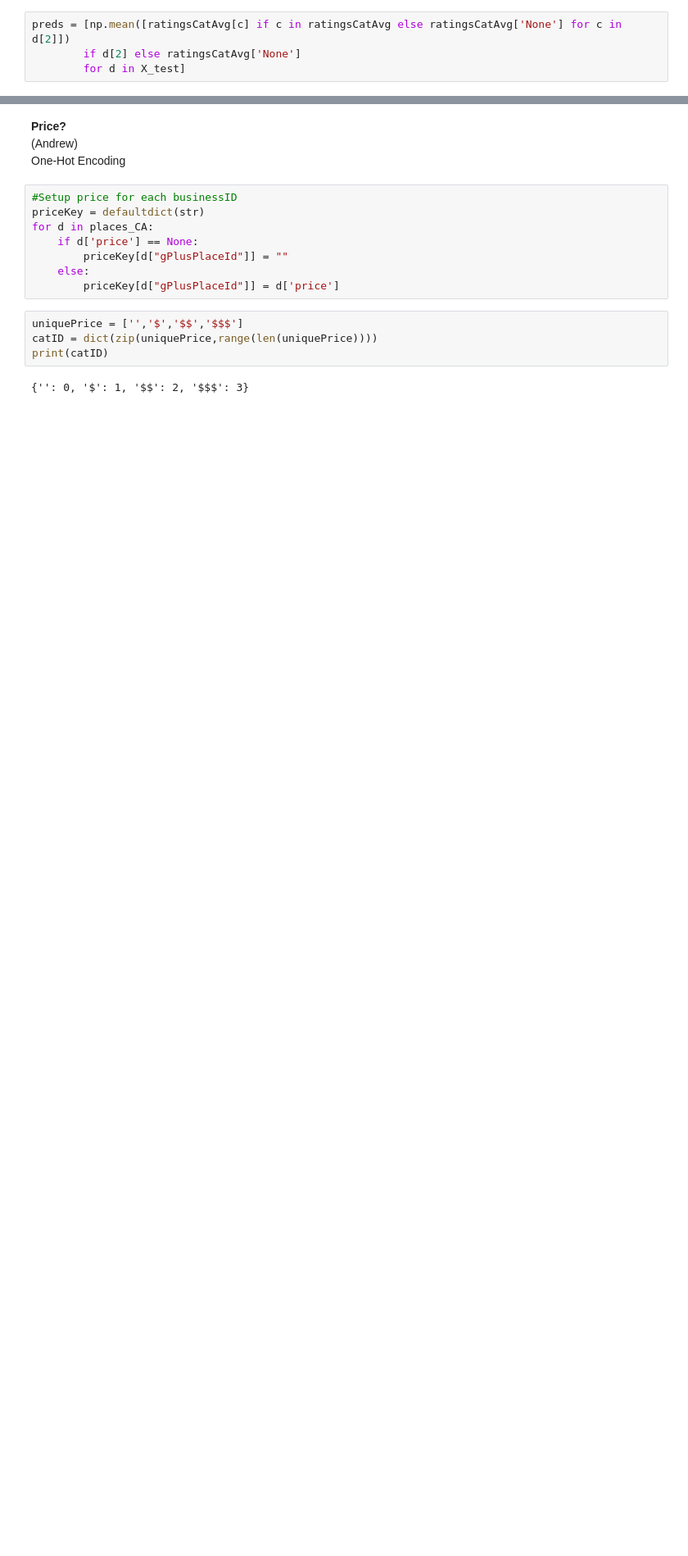
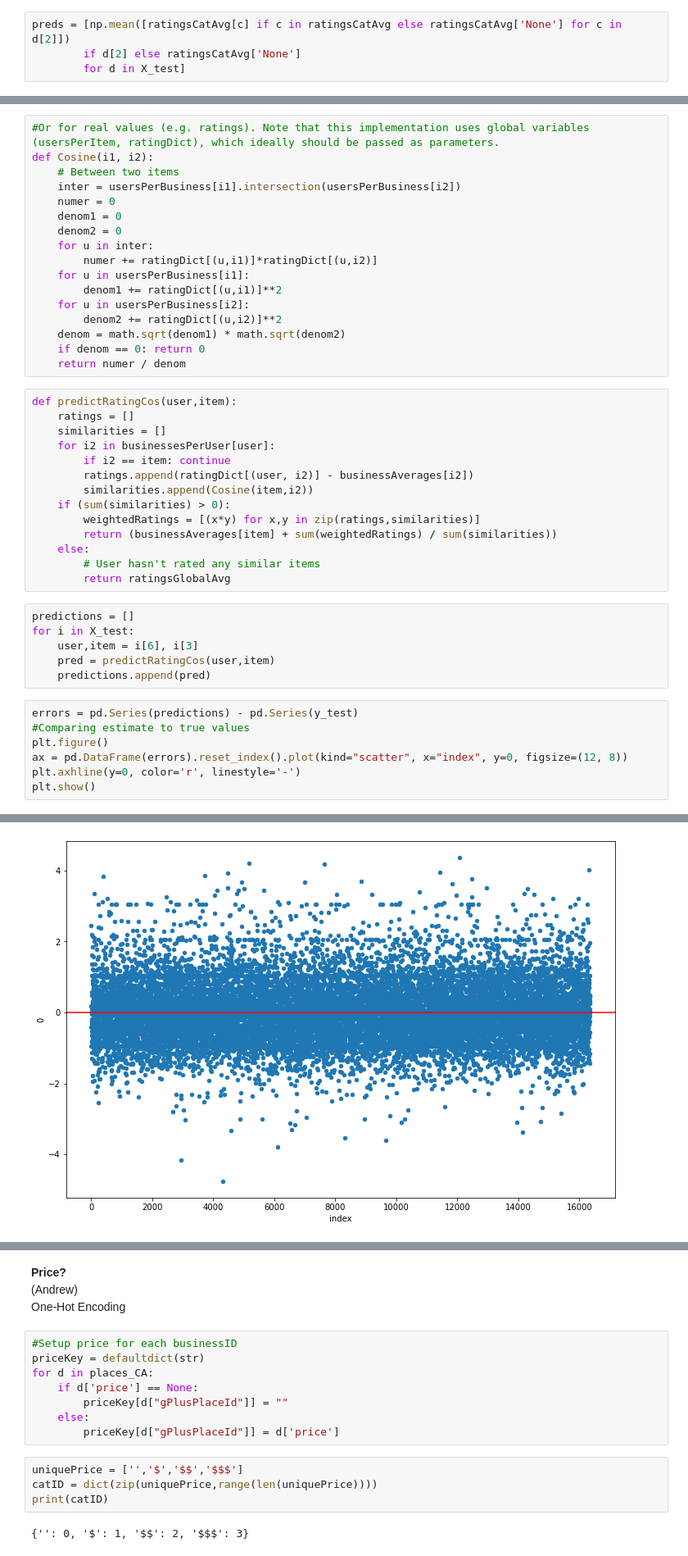
Before and after one commit to ddav118/CSE-158-CA-Google-Local-Predictions, a Jupyter notebook: David/Assignment2-David.ipynb, the cells around one changed output, grey strips where cells are left out. Shown at 82% size. Saved outputs shown, nothing was run; the diff lists cells and outputs as text; blank space fills up the shorter version.

```diff
--- a/David/Assignment2-David.ipynb
+++ b/David/Assignment2-David.ipynb
@@ -725,0 +521,45 @@ Got the AUC from the Test Data using the best model from the model selection: AU
+# %%
+#Or for real values (e.g. ratings). Note that this implementation uses global variables (usersPerItem, ratingDict), which ideally should be passed as parameters.
+def Cosine(i1, i2):
+    # Between two items
+    inter = usersPerBusiness[i1].intersection(usersPerBusiness[i2])
+    numer = 0
+    denom1 = 0
+    denom2 = 0
+    for u in inter:
+        numer += ratingDict[(u,i1)]*ratingDict[(u,i2)]
+    for u in usersPerBusiness[i1]:
+        denom1 += ratingDict[(u,i1)]**2
+    for u in usersPerBusiness[i2]:
+        denom2 += ratingDict[(u,i2)]**2
+    denom = math.sqrt(denom1) * math.sqrt(denom2)
+    if denom == 0: return 0
+    return numer / denom
+# %%
+def predictRatingCos(user,item):
+    ratings = []
+    similarities = []
+    for i2 in businessesPerUser[user]:
+        if i2 == item: continue
+        ratings.append(ratingDict[(user, i2)] - businessAverages[i2])
+        similarities.append(Cosine(item,i2))
+    if (sum(similarities) > 0):
+        weightedRatings = [(x*y) for x,y in zip(ratings,similarities)]
+        return (businessAverages[item] + sum(weightedRatings) / sum(similarities))
+    else:
+        # User hasn't rated any similar items
+        return ratingsGlobalAvg
+# %%
+predictions = []
+for i in X_test:
+    user,item = i[6], i[3]
+    pred = predictRatingCos(user,item)
+    predictions.append(pred)
+# %%
+errors = pd.Series(predictions) - pd.Series(y_test)
+#Comparing estimate to true values
+plt.figure()
+ax = pd.DataFrame(errors).reset_index().plot(kind="scatter", x="index", y=0, figsize=(12, 8))
+plt.axhline(y=0, color='r', linestyle='-')
+plt.show()
+# %% [output]
@@ -725,0 +567 @@ Got the AUC from the Test Data using the best model from the model selection: AU
+[figure, added]
```
Also changed, not shown: parts of 90 cells of this notebook, 1 other file.
